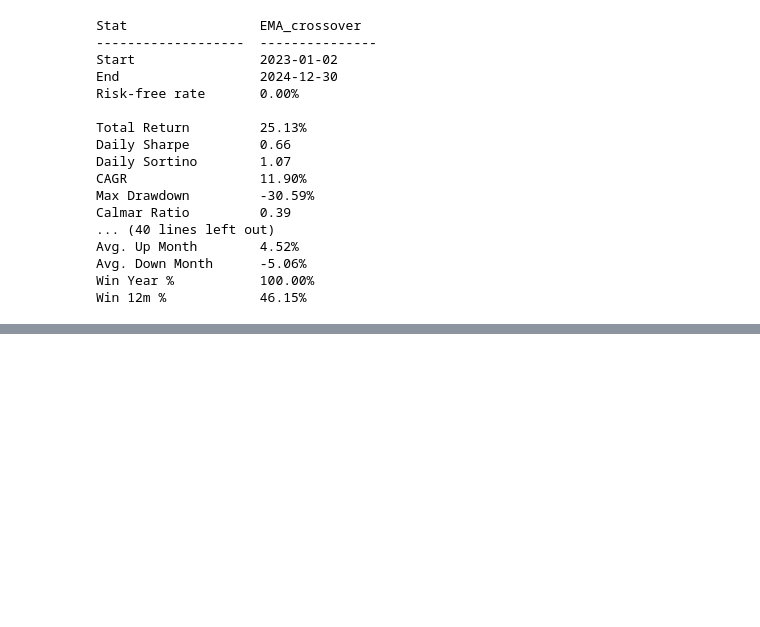
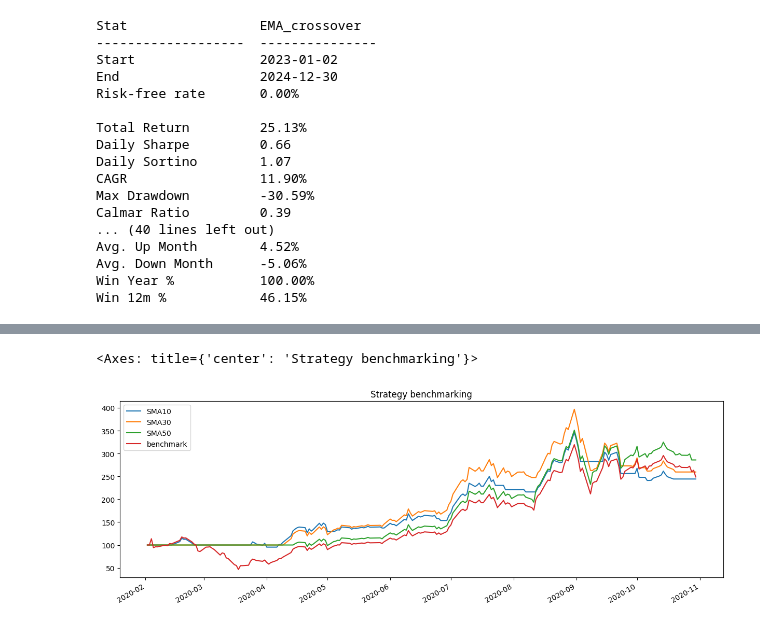
Before and after one commit to Mayahm04/Financial_Trading, a Jupyter notebook: project.ipynb, the cells around one changed output, grey strips where cells are left out. Cells and saved outputs as stored; diff of their text form; code cells hidden in the pictures; blank space fills up the shorter version.

```diff
--- a/project.ipynb
+++ b/project.ipynb
@@ -327,0 +354,16 @@ Win 12m %            46.15%
+# %%
+def buy_and_hold(ticker, name, start='2020-2-1', end='2020-11-1'):
+    price_data = bt.get(ticker, start=start, end=end)
+    bt_strategy = bt.Strategy(name,
+                              [bt.algos.RunOnce(),
+                               bt.algos.SelectAll(),
+                               bt.algos.WeighEqually(),
+                               bt.algos.Rebalance()])
+    return bt.Backtest(bt_strategy, price_data)
+# %%
+benchmark = buy_and_hold('tsla', name='benchmark')
+bt_results = bt.run(sma10, sma30, sma50, benchmark)
+bt_results.plot(title='Strategy benchmarking')
+# %% [output]
+<Axes: title={'center': 'Strategy benchmarking'}>
+[figure, added]
```
Also changed, not shown: parts of 5 cells of this notebook.
